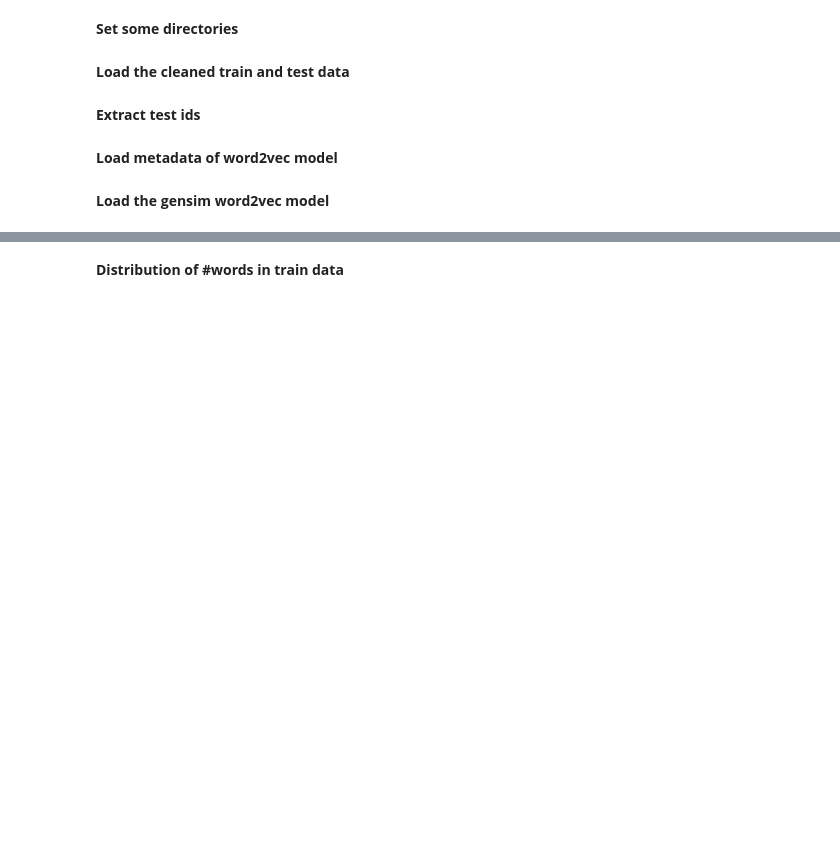
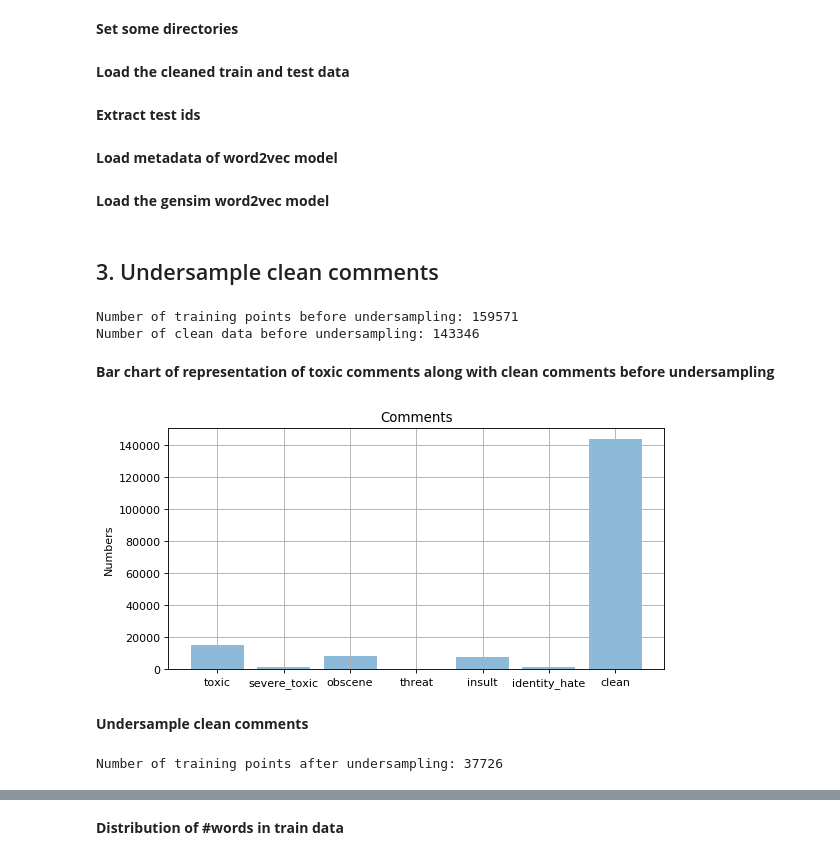
Before and after one commit to itratrahman/machine_learning_projects, a Jupyter notebook: toxic_comment_classification/models/multitask_learning.ipynb, the cells around one changed output, grey strips where cells are left out. Drawn from its saved outputs; the diff is of its cells as text; code cells hidden in the pictures; blank space fills up the shorter version.

```diff
--- a/toxic_comment_classification/models/multitask_learning.ipynb
+++ b/toxic_comment_classification/models/multitask_learning.ipynb
@@ -49,6 +49,7 @@ submission_dir = "./submission_dir/"
 **Load the cleaned train and test data**
 # %%
 data = pd.read_csv(input_dir+'modified_train_data.csv')
+data = data.sample(frac=1,  random_state = np.random.seed()).reset_index(drop=True)
 test_data = pd.read_csv(input_dir+'modified_test_data.csv')
 # %% [markdown]
 **Extract test ids**
@@ -64,3 +65,32 @@ size = metadata['size']
 # %%
 fname = "word2vec_model"
 model = Word2VecKeyedVectors.load_word2vec_format(word2vec_dir+fname)
+# %% [markdown]
+## 3. Undersample clean comments
+# %%
+query_clean = 'toxic==0 and severe_toxic==0 and obscene==0 and threat==0 and insult==0 and identity_hate==0'
+print("Number of training points before undersampling:", data.shape[0])
+print("Number of clean data before undersampling:",data.query(query_clean).shape[0])
+# %% [output]
+Number of training points before undersampling: 159571
+Number of clean data before undersampling: 143346
+# %% [markdown]
+**Bar chart of representation of toxic comments along with clean comments before undersampling**
+# %%
+numbers = [data.query('toxic==1').shape[0], data.query('severe_toxic==1').shape[0],
+           data.query('obscene==1').shape[0], data.query('threat==1').shape[0],
+           data.query('insult==1').shape[0], data.query('identity_hate==1').shape[0],
+           data.query(query_clean).shape[0]]
+
+plt.figure(figsize=(8, 4), dpi= 80, facecolor='w', edgecolor='k')
+plt.bar(np.arange(len(numbers)), numbers, align='center', alpha=0.5)
+plt.xticks(np.arange(len(numbers)),\
+           ['toxic', 'severe_toxic', 'obscene', 'threat', 'insult', 'identity_hate', 'clean'])
+plt.ylabel('Numbers')
+plt.title('Comments')
+plt.grid()
+plt.show()
+# %% [output]
+[figure, added]
+# %% [markdown]
+**Undersample clean comments**
@@ -66,0 +102,4 @@ model = Word2VecKeyedVectors.load_word2vec_format(word2vec_dir+fname)
+# %%
+print("Number of training points after undersampling:", data.shape[0])
+# %% [output]
+Number of training points after undersampling: 37726
```
Also changed, not shown: parts of 18 cells of this notebook.
